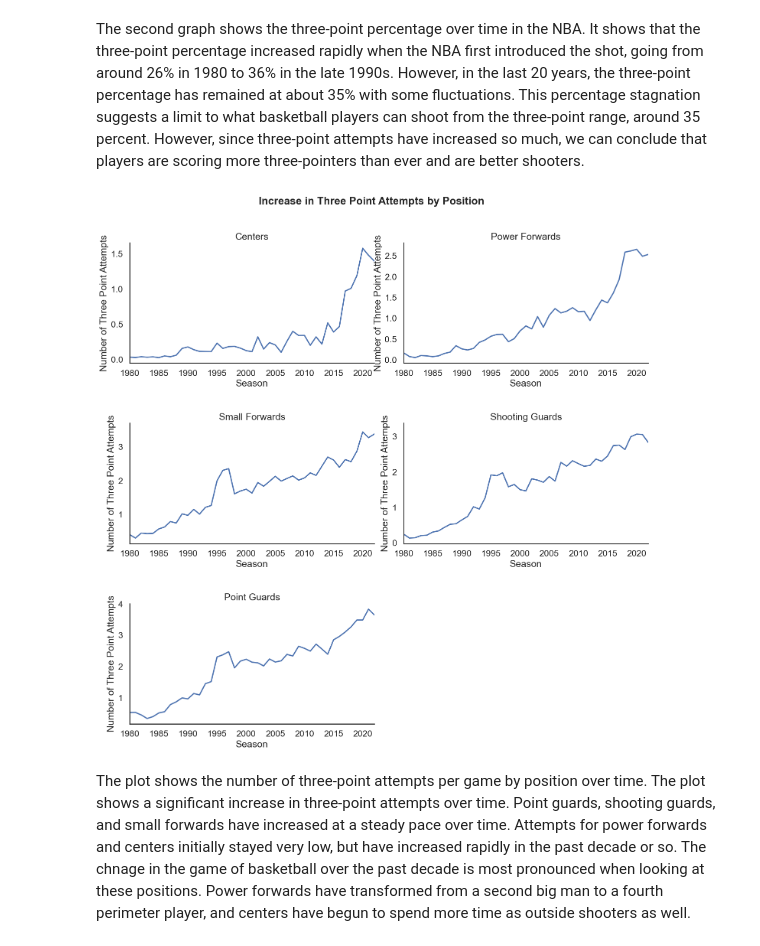
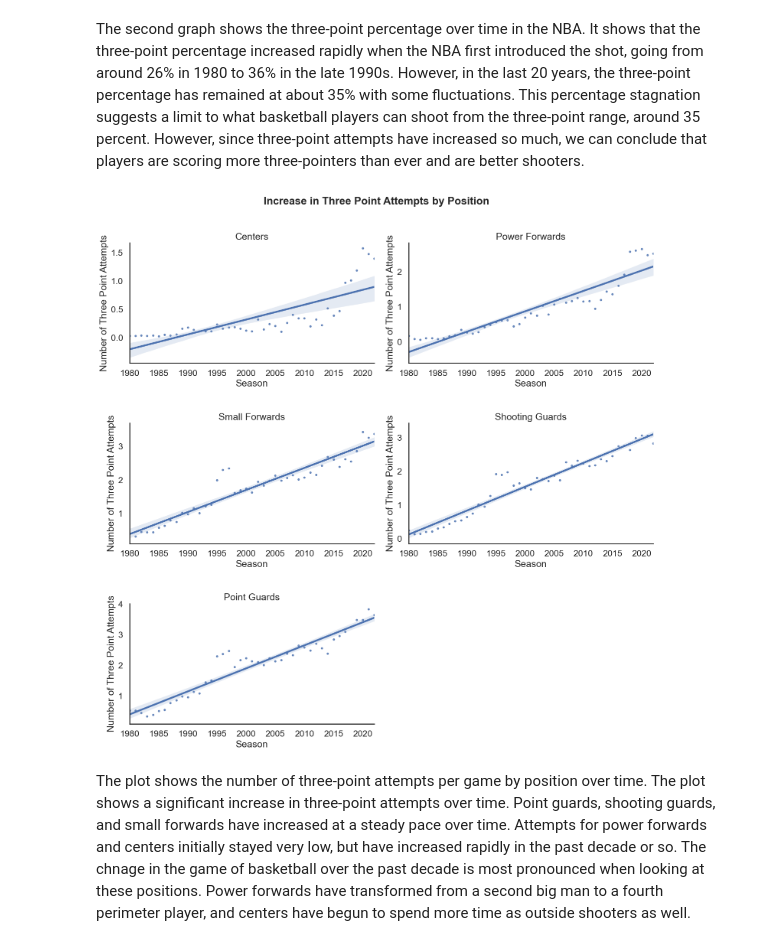
Before and after one commit to ubco-W2022T2-data301/project-group-group-23, a Jupyter notebook: analysis/analysis2.ipynb, the cells around one changed output. Saved outputs shown, nothing was run; the diff lists cells and outputs as text; code cells hidden in the pictures.

```diff
--- a/analysis/analysis2.ipynb
+++ b/analysis/analysis2.ipynb
@@ -74,36 +77,36 @@ The second graph shows the three-point percentage over time in the NBA. It shows
 titles = ['Point Guards', 'Shooting Guards', 'Small Forwards', 'Power Forwards', 'Centers'][::-1]
 
 # Create a pivot table
 pivot_table = df1.pivot_table(values='three_point_attempts_per_game', index='season', columns='position')
 
 # Reset the index to make season a column
 pivot_table = pivot_table.reset_index()
 
 # Melt the pivot table to create a long-form dataframe
 melted_table = pd.melt(pivot_table, id_vars='season', var_name='position', value_name='attempts')
 
 # Create a FacetGrid
 grid1 = sns.FacetGrid(data=melted_table, col='position', height=5, aspect=1.5, col_wrap=2, sharex=False, sharey=False)
 
-# Map a lineplot to the FacetGrid
-grid1.map(sns.lineplot, 'season', 'attempts')
+# Map a scatterplot and linear regression line to the FacetGrid
+grid1.map(sns.regplot, 'season', 'attempts', scatter_kws={'s': 10})
 
 # Set titles, xlabels, and ylabels for each subplot
 for ax, title in zip(grid1.axes.flat, titles):
     ax.set_title(title)
     ax.set(xlabel='Season', ylabel='Number of Three Point Attempts', xlim=(1980,2022))
 
 # Set the title for the whole plot
 fig1 = plt.gcf()
 fig1.suptitle('Increase in Three Point Attempts by Position', fontsize=20, fontweight='bold')
 
 # Adjust the subplot parameters
 plt.subplots_adjust(top=0.9, hspace=0.5)
 
 # Show the plot
 plt.show()
 # %% [output]
-[figure, old version]
+[figure, new version]
 # %% [markdown]
 The plot shows the number of three-point attempts per game by position over time. The plot shows a significant increase in three-point attempts over time. Point guards, shooting guards, and small forwards have increased at a steady pace over time. Attempts for power forwards and centers initially stayed very low, but have increased rapidly in the past decade or so. The chnage in the game of basketball over the past decade is most pronounced when looking at these positions. Power forwards have transformed from a second big man to a fourth perimeter player, and centers have begun to spend more time as outside shooters as well.
 # %%
```
Also changed, not shown: parts of 1 cell of this notebook, 2 other files.
